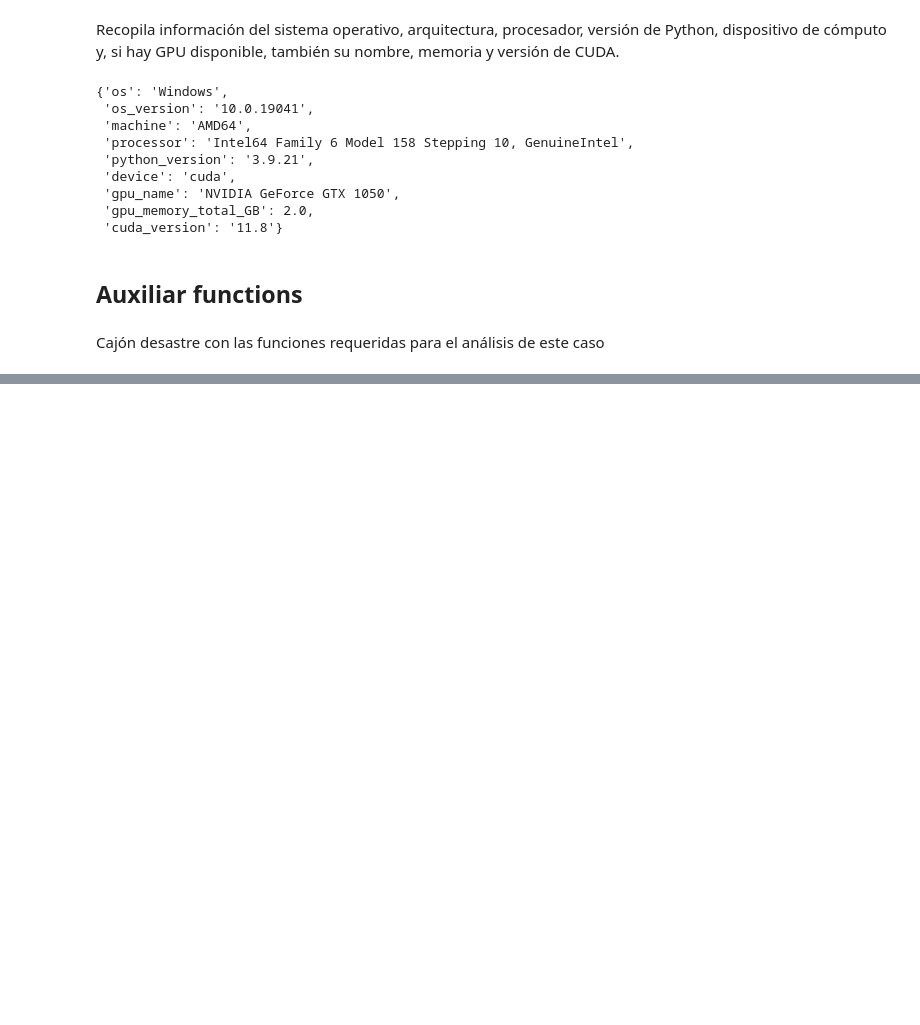
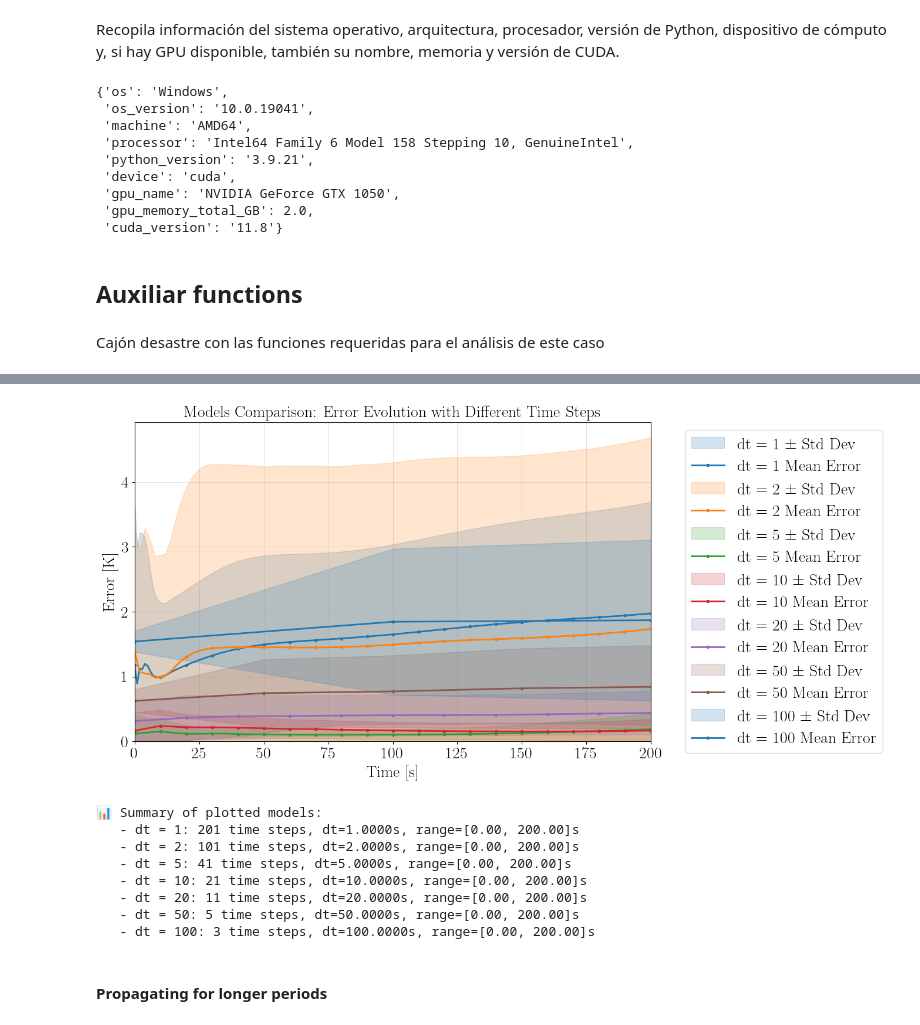
Before and after one commit to dgbarcena/ia_thermal, a Jupyter notebook: ismaelgallo/comparison_convlstm_pinn.ipynb, the cells around one changed output, grey strips where cells are left out. Cells and saved outputs as stored; diff of their text form; code cells hidden in the pictures; blank space fills up the shorter version.

```diff
--- a/ismaelgallo/comparison_convlstm_pinn.ipynb
+++ b/ismaelgallo/comparison_convlstm_pinn.ipynb
@@ -1751,0 +2387,2 @@ if comparison_results:
+# %%
+time_propagated = 600
@@ -1751,0 +2634,13 @@ if comparison_results:
+# %%
+# n_data = 10          # Número de casos a analizar
+time_sim = 200         # Tiempo máximo de simulación [s]
+# dt_values = [1, 2, 5, 10, 20, 50, 100]                  # Paso temporal [s]
+# Calculate sequence length for each dt value in the list
+sequence_lengths = [time_sim // dt + 1 for dt in dt_values]
+# T_init = 298.0          # Temperatura inicial [K]
+
+print(f"   📊 Casos a analizar: {n_data}")
+print(f"   ⏱️  Tiempo máximo: {time_sim}s")
+print(f"   ⏱️  Longitud de secuencia: {sequence_lengths} pasos")
+
+Q_random, T_interfaces_random, T_env_random = generate_unique_cases(n_data)
@@ -1751,0 +2934,19 @@ if comparison_results:
+# %%
+if comparison_results:
+    plot_models_comparison_with_std_bands(
+        comparison_results,
+        save_as_pdf=True,
+        filename=f'comparison_convlstm_different_dt_time{time_sim}'
+    )
+# %% [output]
+[figure, added]
+📊 Summary of plotted models:
+   - dt = 1: 201 time steps, dt=1.0000s, range=[0.00, 200.00]s
+   - dt = 2: 101 time steps, dt=2.0000s, range=[0.00, 200.00]s
+   - dt = 5: 41 time steps, dt=5.0000s, range=[0.00, 200.00]s
+   - dt = 10: 21 time steps, dt=10.0000s, range=[0.00, 200.00]s
+   - dt = 20: 11 time steps, dt=20.0000s, range=[0.00, 200.00]s
+   - dt = 50: 5 time steps, dt=50.0000s, range=[0.00, 200.00]s
+   - dt = 100: 3 time steps, dt=100.0000s, range=[0.00, 200.00]s
+# %% [markdown]
+#### Propagating for longer periods
```
Also changed, not shown: parts of 56 cells of this notebook, 48 other files.
